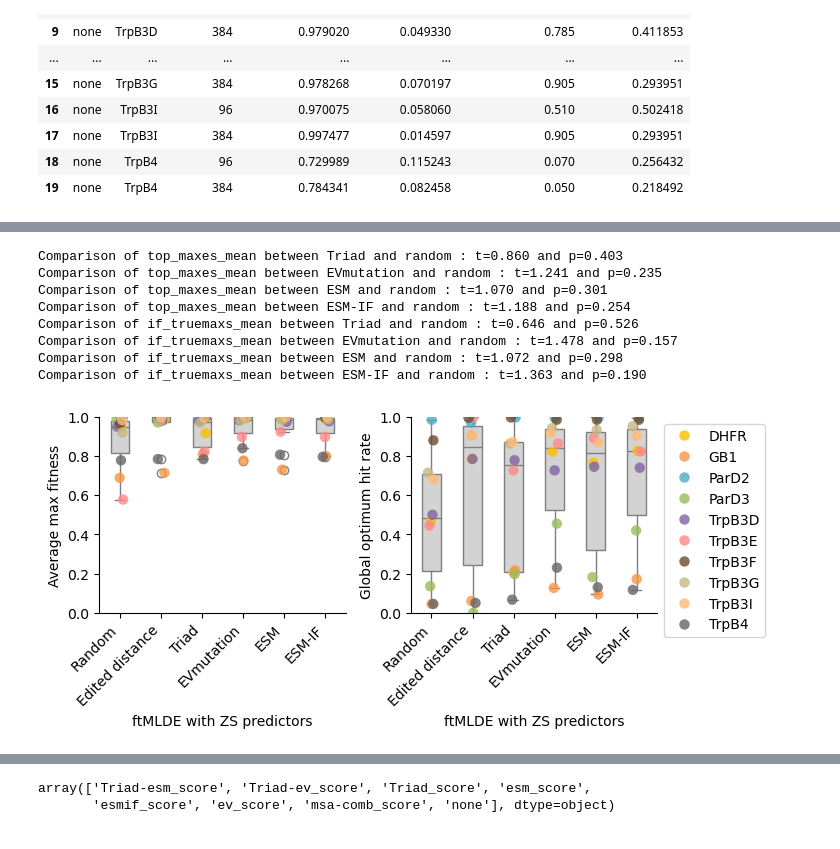
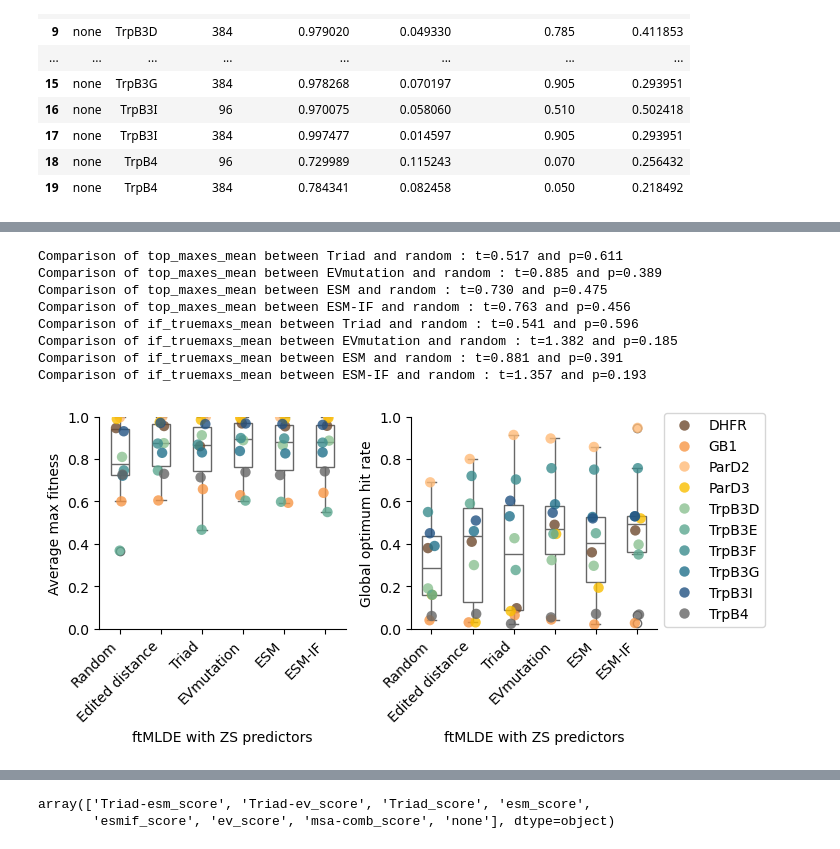
Before and after one commit to fhalab/SSMuLA, a Jupyter notebook: sandbox/plot_ftmlde_comb_bar.ipynb, the cells around one changed output, grey strips where cells are left out. Drawn from its saved outputs; the diff is of its cells as text; code cells hidden in the pictures.

Commit message:
clean up bar plots

```diff
--- a/sandbox/plot_ftmlde_comb_bar.ipynb
+++ b/sandbox/plot_ftmlde_comb_bar.ipynb
@@ -88,7 +88,7 @@ full_mlde_df = get_mlde_avg_df(
     n_sample=[96, 384],
     n_top=96,
     n_mut_cutoff="all",
-    zs=["none"] + ZS_OPTS + ["Triad-esm_score", "Triad-ev_score", "msa-comb_score"],
+    zs=["none"] + ZS_OPTS + ["Triad-esm_score", "Triad-ev_score","struc-comb_score"],
     active_lib_list=active_lib_list,
 )
 full_mlde_df
@@ -228,5 +217,20 @@ from scipy.stats import ttest_ind
+# %%
+ACTLIB_COLORS = {
+    n: c
+    for (n, c) in zip(
+        active_lib_list,
+        [
+            PRESENTATION_PALETTE_SATURATE["brown"],
+            PRESENTATION_PALETTE_SATURATE["orange"],
+            PRESENTATION_PALETTE_SATURATE["light_orange"],
+            PRESENTATION_PALETTE_SATURATE["yellow"],
+        ]
+        + sns.color_palette("crest", 10).as_hex()[::2]
+        + [PRESENTATION_PALETTE_SATURATE["gray"]],
+    )
+}
 # %%
-n_top = 384
+n_top = 96
 slice_df = merge_simplezs_df[(merge_simplezs_df["n_sample_"]==n_top)&(merge_simplezs_df["zs_"].isin(["none"] + ZS_OPTS))].copy()
 
 # Convert 'Category' column to categorical with defined order
@@ -234,18 +238,13 @@ slice_df['zs_'] = pd.Categorical(slice_df['zs_'], categories=["none"] + ZS_OPTS,
 slice_df = slice_df.sort_values(by=['zs_', "lib_"])
 
 slice_df["zs_"] = slice_df["zs_"].replace(ZS_OPTS_LEGEND)
-fig, axes = plt.subplots(1, 2, figsize=(8, 4))
+fig, axes = plt.subplots(1, 2, figsize=(8, 4.2))
 
 ms = ["top_maxes_mean", "if_truemaxs_mean"]
 ms_dict = {'top_maxes_mean': "Average max fitness", "if_truemaxs_mean": "Global optimum hit rate"}
 
 for i, ax in enumerate(axes):
 
-    sns.boxplot(
-        x="zs_", y=ms[i], data=slice_df, width=0.45,
-        color=PRESENTATION_PALETTE_SATURATE["light_gray"],
-        ax=ax# palette="pastel", showmeans=True
-    )
     sns.stripplot(
         x="zs_", y=ms[i],
         data=slice_df,
@@ -256,8 +255,16 @@ for i, ax in enumerate(axes):
         marker="o",
         alpha=0.8,
         ax=ax,
-        palette=[PRESENTATION_PALETTE_SATURATE[i] for i in zs_color_list]
+        palette=ACTLIB_COLORS.values(),
     )
+
+    sns.boxplot(
+        x="zs_", y=ms[i], data=slice_df, width=0.45,
+        # color=PRESENTATION_PALETTE_SATURATE["light_gray"],
+        boxprops={'facecolor': 'None', 'edgecolor': PRESENTATION_PALETTE_SATURATE["gray"]},
+        ax=ax# palette="pastel", showmeans=True
+    )
+
     ax.set_xticklabels(ax.get_xticklabels(), rotation=45, ha="right")
     # plt.title("Triad ZS statistically different for types")
     ax.set_xlabel("ftMLDE with ZS predictors")
@@ -265,43 +272,43 @@ for i, ax in enumerate(axes):
 
     ax.spines['top'].set_visible(False)
     ax.spines['right'].set_visible(False)
 
 
     # Annotations
     for j in range(1, len(ZS_OPTS)):
         y = slice_df[ms[i]].max() + 0.05  # Set a height for the annotations
         x1, x2 = 0, j # Positions of bars to compare
         t_val, p_value = ttest_ind(
             list(slice_df[slice_df["zs_"]==ZS_OPTS_LEGEND[ZS_OPTS[x2]]][ms[i]]),
             list(slice_df[slice_df["zs_"]==ZS_OPTS_LEGEND["none"]][ms[i]]),
             equal_var=False,
         )
         significance = '*' if p_value < 0.05 else 'ns'  # ns stands for not significant
         print(f"Comparison of {ms[i]} between {ZS_OPTS_LEGEND[ZS_OPTS[x2]]} and random : t={t_val:.3f} and p={p_value:.3f}")
 
         # Draw a line between points
 
         if p_value < 0.05:
             ax.plot([x1, x2], [y, y], color='black', lw=1.5)
             ax.text((x1+x2)*.5, y, significance, ha='center', va='bottom', color='black')
         # Add the significance label
         # ax.text((x1+x2)*.5, y, significance, ha='center', va='bottom', color='black')
 axes[0].legend_.remove()  # Remove legend from the first subplot
-axes[1].legend(loc="upper left", bbox_to_anchor=(1, 1))
+axes[1].legend(loc="upper left", bbox_to_anchor=(1, 1.05))
 
 axes[0].set_ylim(0, 1.0)
 axes[1].set_ylim(0, 1.0)
 plt.tight_layout(pad=3.0, h_pad=-.0, w_pad=1.0)
 # %% [output]
-Comparison of top_maxes_mean between Triad and random : t=0.860 and p=0.403
-Comparison of top_maxes_mean between EVmutation and random : t=1.241 and p=0.235
-Comparison of top_maxes_mean between ESM and random : t=1.070 and p=0.301
-Comparison of top_maxes_mean between ESM-IF and random : t=1.188 and p=0.254
-Comparison of if_truemaxs_mean between Triad and random : t=0.646 and p=0.526
-Comparison of if_truemaxs_mean between EVmutation and random : t=1.478 and p=0.157
-Comparison of if_truemaxs_mean between ESM and random : t=1.072 and p=0.298
-Comparison of if_truemaxs_mean between ESM-IF and random : t=1.363 and p=0.190
+Comparison of top_maxes_mean between Triad and random : t=0.517 and p=0.611
+Comparison of top_maxes_mean between EVmutation and random : t=0.885 and p=0.389
+Comparison of top_maxes_mean between ESM and random : t=0.730 and p=0.475
+Comparison of top_maxes_mean between ESM-IF and random : t=0.763 and p=0.456
+Comparison of if_truemaxs_mean between Triad and random : t=0.541 and p=0.596
+Comparison of if_truemaxs_mean between EVmutation and random : t=1.382 and p=0.185
+Comparison of if_truemaxs_mean between ESM and random : t=0.881 and p=0.391
+Comparison of if_truemaxs_mean between ESM-IF and random : t=1.357 and p=0.193
-[figure, old version]
+[figure, new version]
 # %%
 slice_df = merge_simplezs_df[(merge_simplezs_df["n_sample_"]==384)&(merge_simplezs_df["zs_"].isin(["none"] + ZS_OPTS))].copy()
 slice_df["zs_"] = slice_df["zs_"].replace(ZS_OPTS_LEGEND)
```
Also changed, not shown: parts of 15 cells of this notebook, 6 other files.
